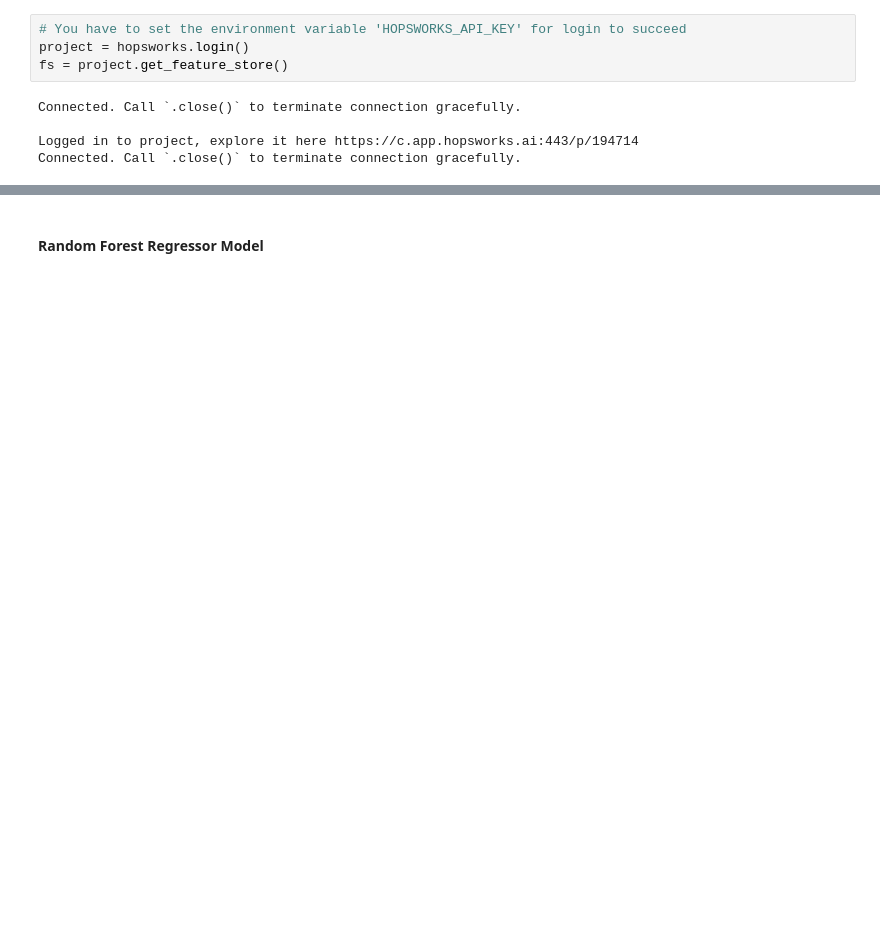
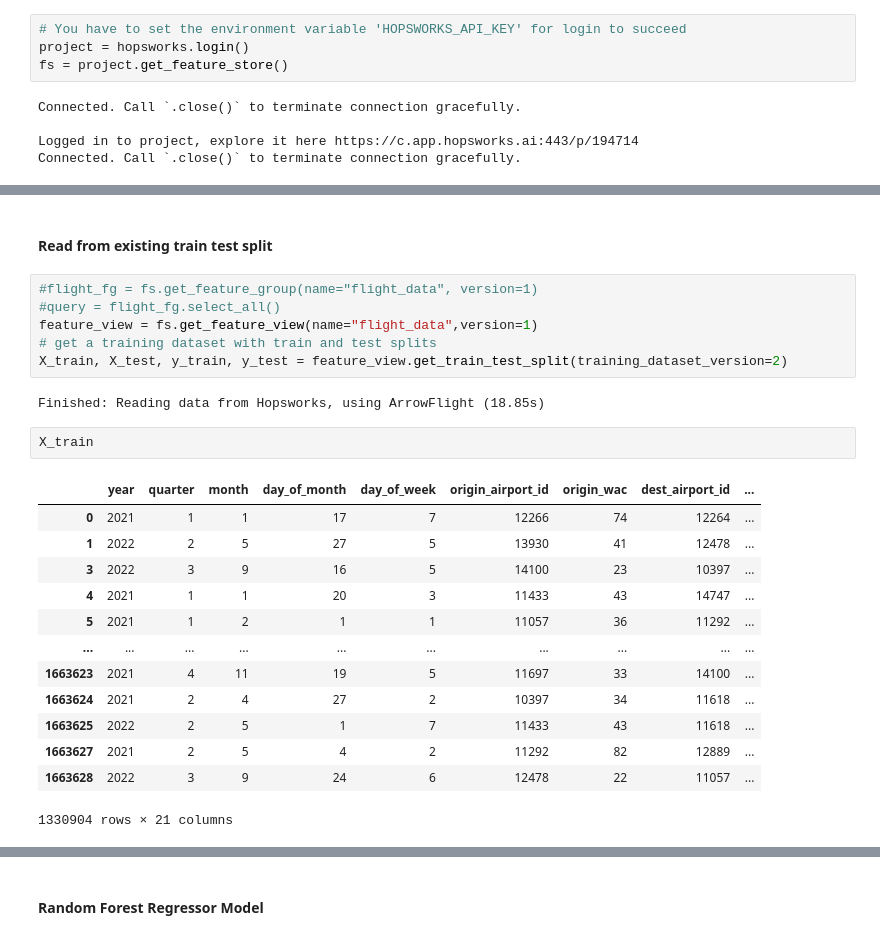
Before and after one commit to rezaqorbani/flight-delay-predictor, a Jupyter notebook: training_pipeline.ipynb, the cells around one changed output, grey strips where cells are left out. Cells and saved outputs as stored; diff of their text form; blank space fills up the shorter version.

```diff
--- a/training_pipeline.ipynb
+++ b/training_pipeline.ipynb
@@ -44,0 +52,26 @@ VersionWarning: Incremented version to `1`.
+# %% [markdown]
+#### Read from existing train test split
+# %%
+#flight_fg = fs.get_feature_group(name="flight_data", version=1)
+#query = flight_fg.select_all()
+feature_view = fs.get_feature_view(name="flight_data",version=1)
+# get a training dataset with train and test splits
+X_train, X_test, y_train, y_test = feature_view.get_train_test_split(training_dataset_version=2)
+# %% [output]
+Finished: Reading data from Hopsworks, using ArrowFlight (18.85s)
+# %%
+X_train
+# %% [output]
+|  | year | quarter | month | day_of_month | day_of_week | origin_airport_id | origin_wac | dest_airport_id | ... |
+| 0 | 2021 | 1 | 1 | 17 | 7 | 12266 | 74 | 12264 | ... |
+| 1 | 2022 | 2 | 5 | 27 | 5 | 13930 | 41 | 12478 | ... |
+| 3 | 2022 | 3 | 9 | 16 | 5 | 14100 | 23 | 10397 | ... |
+| 4 | 2021 | 1 | 1 | 20 | 3 | 11433 | 43 | 14747 | ... |
+| 5 | 2021 | 1 | 2 | 1 | 1 | 11057 | 36 | 11292 | ... |
+| ... | ... | ... | ... | ... | ... | ... | ... | ... | ... |
+| 1663623 | 2021 | 4 | 11 | 19 | 5 | 11697 | 33 | 14100 | ... |
+| 1663624 | 2021 | 2 | 4 | 27 | 2 | 10397 | 34 | 11618 | ... |
+| 1663625 | 2022 | 2 | 5 | 1 | 7 | 11433 | 43 | 11618 | ... |
+| 1663627 | 2021 | 2 | 5 | 4 | 2 | 11292 | 82 | 12889 | ... |
+| 1663628 | 2022 | 3 | 9 | 24 | 6 | 12478 | 22 | 11057 | ... |
+1330904 rows × 21 columns
```
Also changed, not shown: parts of 28 cells of this notebook, 1 other file.
